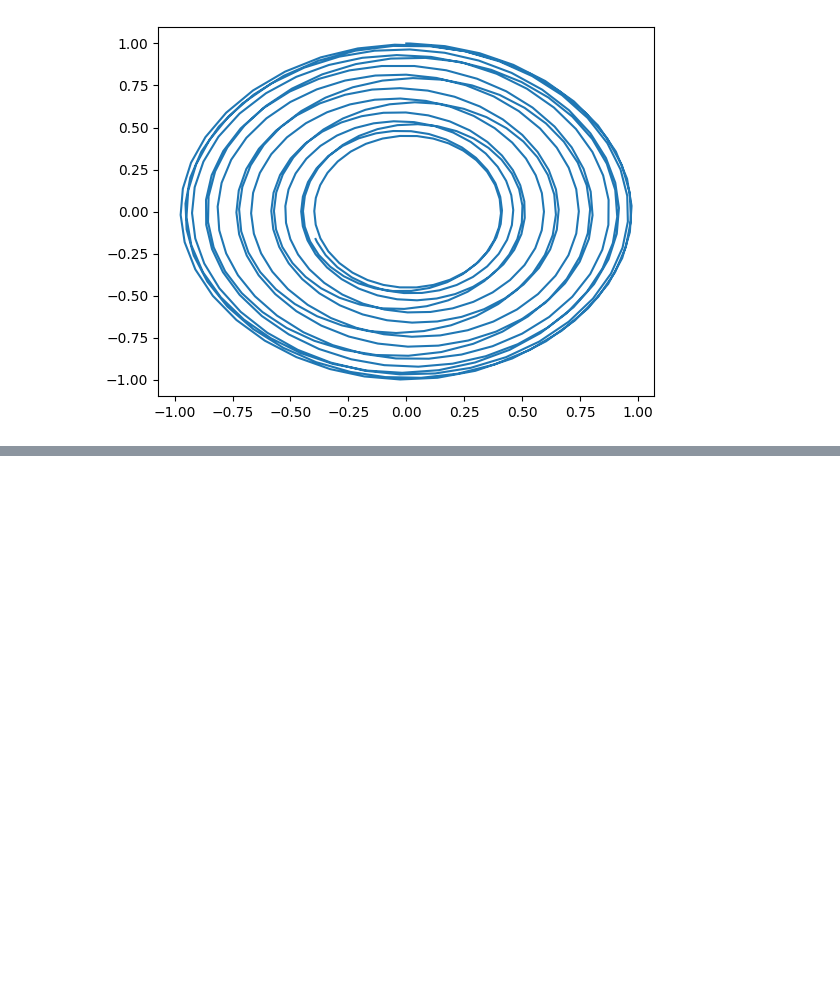
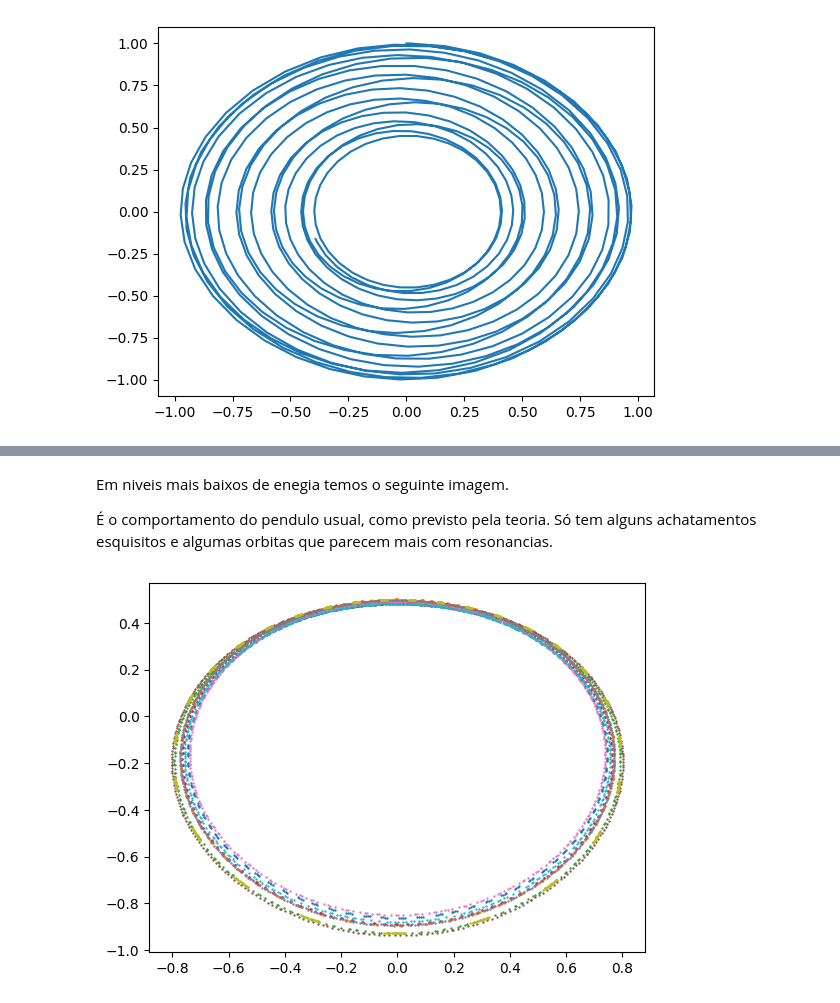
Before and after one commit to MuraSuu/Notebooks, a Jupyter notebook: PendulumOscillator.ipynb, the cells around one changed output, grey strips where cells are left out. Saved outputs shown, nothing was run; the diff lists cells and outputs as text; code cells hidden in the pictures; blank space fills up the shorter version.

```diff
--- a/PendulumOscillator.ipynb
+++ b/PendulumOscillator.ipynb
@@ -56,0 +111,22 @@ section.direction = 1
+# %% [markdown]
+Em niveis mais baixos de enegia temos o seguinte imagem.
+
+É o comportamento do pendulo usual, como previsto pela teoria. Só tem alguns achatamentos esquisitos
+e algumas orbitas que parecem mais com resonancias.
+# %%
+section.terminal = False
+section.direction = 1
+
+conds = []
+
+for i, cond in enumerate(temp.T): # The poincare section will be the one with q1=0.
+    conds.append([0, cond[1], 0.5, cond[0]])
+
+fig, ax = plt.subplots(1, 1)
+
+for cond in conds:
+    solution = solve_ivp(AA_equation, [0, 3000], cond, args=[1, 1/100], rtol = 10e-10, atol = 10e-10, events=section)
+    if solution.y_events != None:
+        ax.scatter(*solution.y_events[0][:, 0::2].T, s=0.5)
+# %% [output]
+[figure, added]
```
Also changed, not shown: parts of 10 cells of this notebook, 1 other file.
